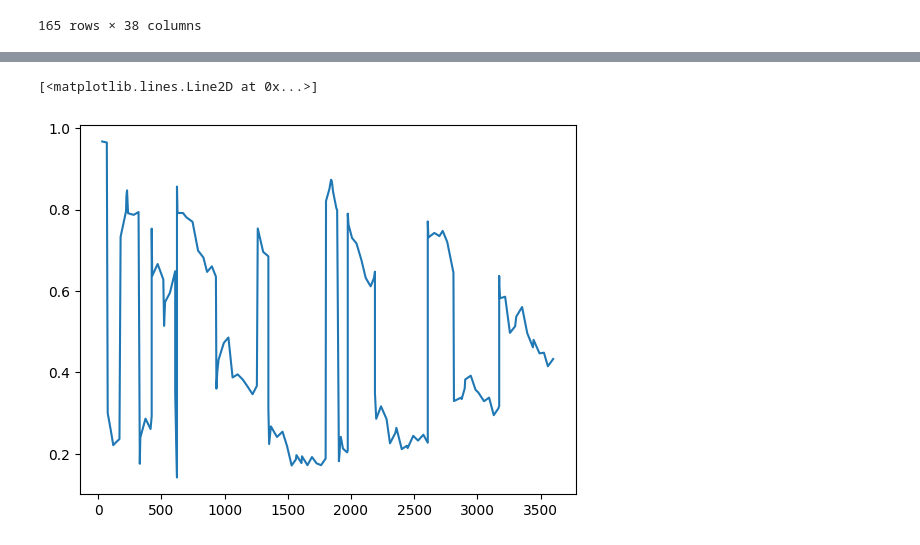
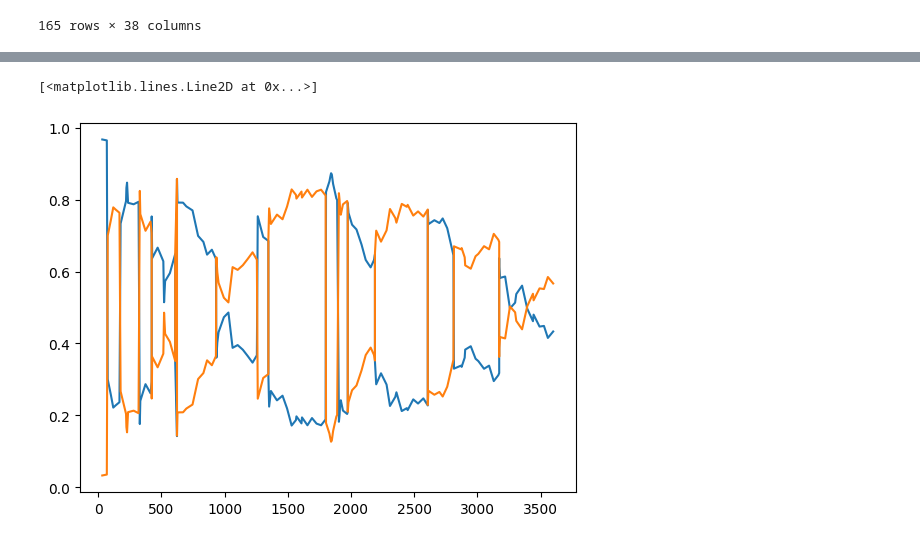
Before and after one commit to nick-smith-87/NFL_Momentum_Research, a Jupyter notebook: CLE_v_KC_wp.ipynb, the cells around one changed output, grey strips where cells are left out. Cells and saved outputs as stored; diff of their text form; code cells hidden in the pictures.

```diff
--- a/Initial_setup_9_20.ipynb
+++ b/CLE_v_KC_wp.ipynb
@@ -84,5 +90,6 @@ newData
 # %%
 plt.plot(newData.game_seconds_remaining, newData.win_percentage)
+plt.plot(newData.game_seconds_remaining, newData.defense_win_percentage)
 # %% [output]
 [<matplotlib.lines.Line2D at 0x...>]
-[figure, old version]
+[figure, new version]
```
Also changed, not shown: parts of 1 cell of this notebook.
